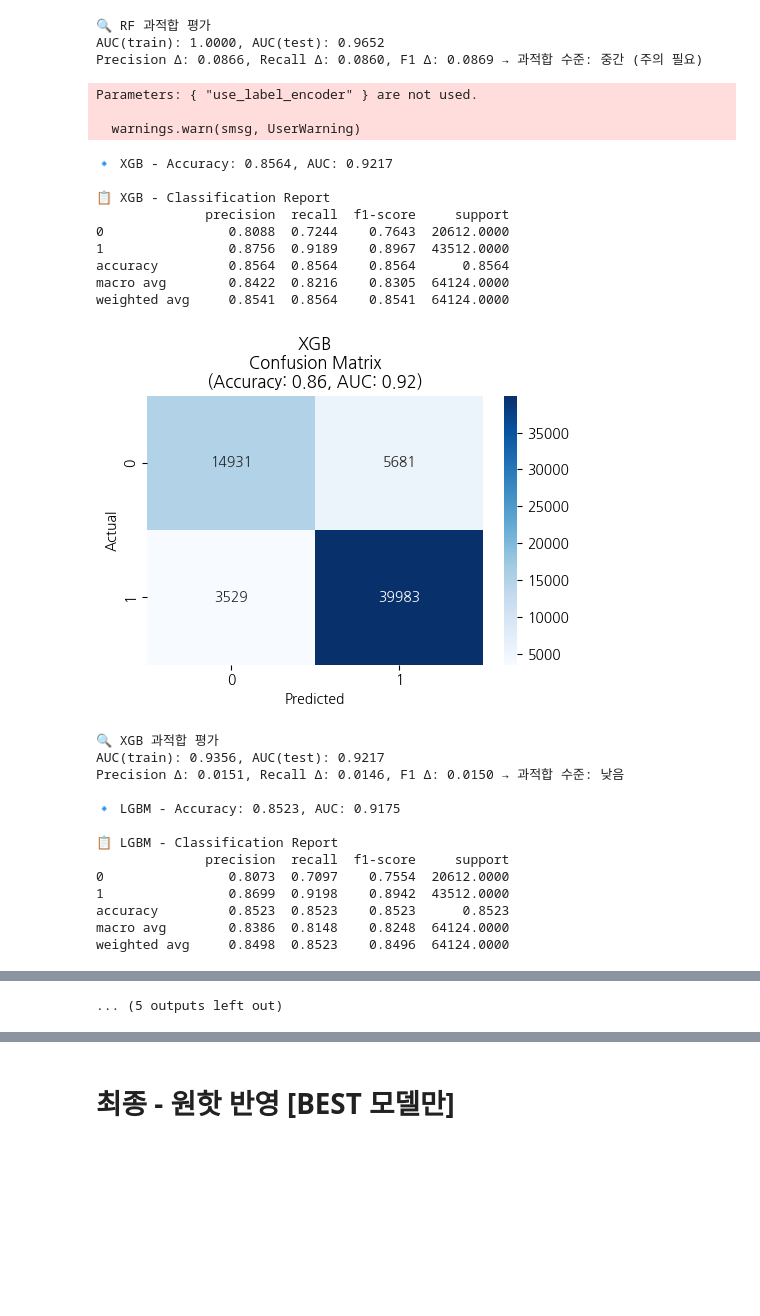
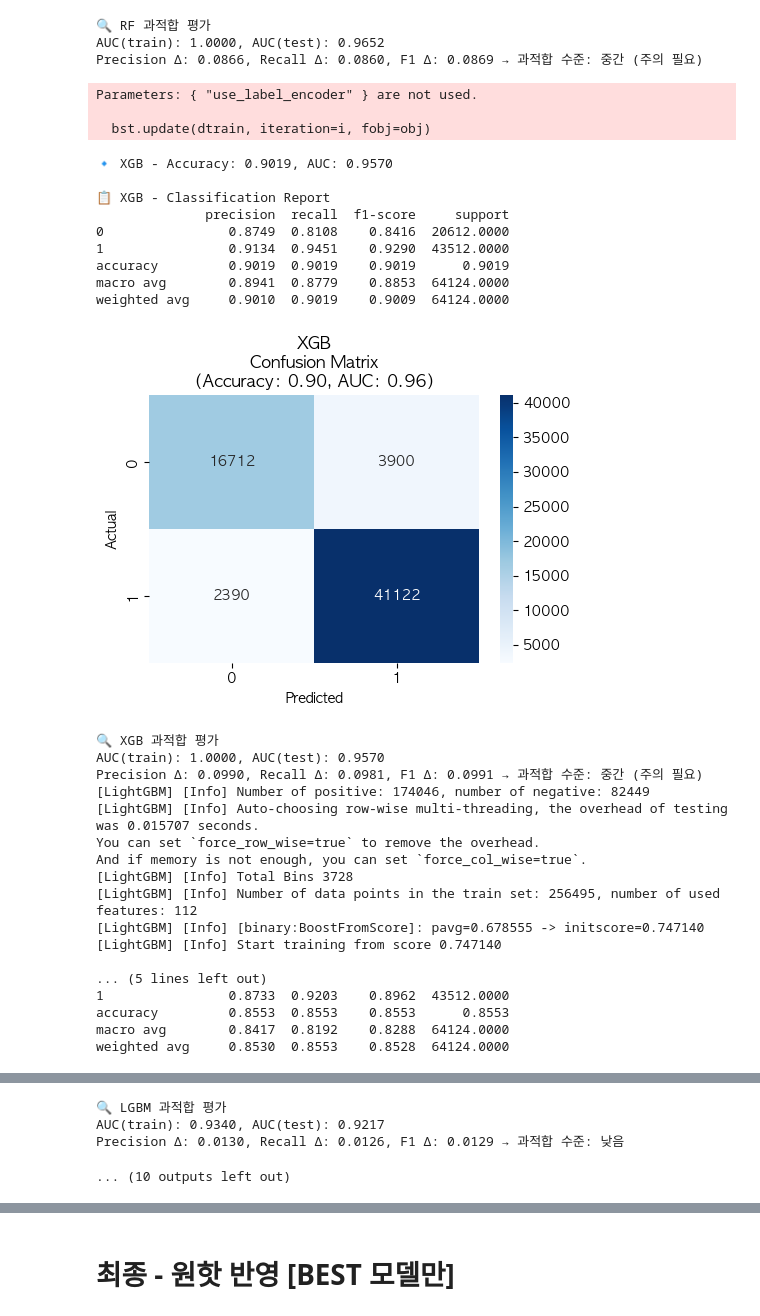
Before and after one commit to Knell999/lifestyle_late, a Jupyter notebook: notebook/[금융 원핫 다시 - 최종] 금융 + 라이프 모델.ipynb, the cells around one changed output, grey strips where cells are left out. Drawn from its saved outputs; the diff is of its cells as text; code cells hidden in the pictures; blank space fills up the shorter version.

```diff
--- a/notebook/[금융 원핫 다시 - 최종] 금융 + 라이프 모델.ipynb
+++ b/notebook/[금융 원핫 다시 - 최종] 금융 + 라이프 모델.ipynb
@@ -13,7 +13,7 @@ import matplotlib.pyplot as plt
 import seaborn as sns
 
 # 데이터 불러오기
-df = pd.read_csv('df_KCB_grade.csv')
+df = pd.read_csv('../data/df_KCB_grade.csv')
 target_col = 'KCB_grade'
 # %%
 #  1. 변수 정의
@@ -69,14 +69,14 @@ X_train, X_test, y_train, y_test = train_test_split(X, y, test_size=0.2, stratif
 
 #  6. 평가 함수 정의
 def grid_search_rf(X, y):
-    params = {'n_estimators': [100], 'max_depth': [10, 20, None], 'min_samples_split': [2, 5]}
+    params = {'n_estimators': [100], 'max_depth': [30, 50, 100], 'min_samples_split': [2, 3, 4, 5]}
     clf = GridSearchCV(RandomForestClassifier(random_state=42), params, cv=3, scoring='roc_auc', n_jobs=-1)
     clf.fit(X, y)
     print(" RF best:", clf.best_params_)
     return clf.best_estimator_
 
 def grid_search_xgb(X, y):
-    params = {'n_estimators': [100], 'max_depth': [3, 6], 'learning_rate': [0.1, 0.3]}
+    params = {'n_estimators': [100], 'max_depth': [30, 50, 100], 'learning_rate': [0.1, 0.2, 0.3, 0.4]}
     clf = GridSearchCV(XGBClassifier(use_label_encoder=False, eval_metric='logloss', random_state=42),
                        params, cv=3, scoring='roc_auc', n_jobs=-1)
     clf.fit(X, y)
@@ -84,7 +84,7 @@ def grid_search_xgb(X, y):
     return clf.best_estimator_
 
 def grid_search_lgbm(X, y):
-    params = {'n_estimators': [100], 'max_depth': [10, 20], 'learning_rate': [0.05, 0.1]}
+    params = {'n_estimators': [100], 'max_depth': [30, 50, 100], 'learning_rate': [0.1, 0.2, 0.3, 0.4]}
     clf = GridSearchCV(LGBMClassifier(), params, cv=3, scoring='roc_auc', n_jobs=-1)
     clf.fit(X, y)
     print(" LGBM best:", clf.best_params_)
@@ -189,29 +203,33 @@ weighted avg     0.9134  0.9140    0.9131  64124.000
-🔍 RF 과적합 평가
-AUC(train): 1.0000, AUC(test): 0.9652
-Precision Δ: 0.0866, Recall Δ: 0.0860, F1 Δ: 0.0869 → 과적합 수준: 중간 (주의 필요)
-Parameters: { "use_label_encoder" } are not used.
-
-  warnings.warn(smsg, UserWarning)
+🔍 RF 과적합 평가
+AUC(train): 1.0000, AUC(test): 0.9652
+Precision Δ: 0.0866, Recall Δ: 0.0860, F1 Δ: 0.0869 → 과적합 수준: 중간 (주의 필요)
-🔹 XGB - Accuracy: 0.8564, AUC: 0.9217
+Parameters: { "use_label_encoder" } are not used.
 
-📋 XGB - Classification Report
-              precision  recall  f1-score     support
-0                0.8088  0.7244    0.7643  20612.0000
-1                0.8756  0.9189    0.8967  43512.0000
-accuracy         0.8564  0.8564    0.8564      0.8564
-macro avg        0.8422  0.8216    0.8305  64124.0000
-weighted avg     0.8541  0.8564    0.8541  64124.0000
+  bst.update(dtrain, iteration=i, fobj=obj)
+🔹 XGB - Accuracy: 0.9019, AUC: 0.9570
+
+📋 XGB - Classification Report
+              precision  recall  f1-score     support
+0                0.8749  0.8108    0.8416  20612.0000
+1                0.9134  0.9451    0.9290  43512.0000
+accuracy         0.9019  0.9019    0.9019      0.9019
+macro avg        0.8941  0.8779    0.8853  64124.0000
+weighted avg     0.9010  0.9019    0.9009  64124.0000
-[figure, old version]
+[figure, new version]
-🔍 XGB 과적합 평가
-AUC(train): 0.9356, AUC(test): 0.9217
-Precision Δ: 0.0151, Recall Δ: 0.0146, F1 Δ: 0.0150 → 과적합 수준: 낮음
-
-🔹 LGBM - Accuracy: 0.8523, AUC: 0.9175
-
-📋 LGBM - Classification Report
-              precision  recall  f1-score     support
-0                0.8073  0.7097    0.7554  20612.0000
-1                0.8699  0.9198    0.8942  43512.0000
-accuracy         0.8523  0.8523    0.8523      0.8523
-macro avg        0.8386  0.8148    0.8248  64124.0000
-weighted avg     0.8498  0.8523    0.8496  64124.0000
+🔍 XGB 과적합 평가
+AUC(train): 1.0000, AUC(test): 0.9570
+Precision Δ: 0.0990, Recall Δ: 0.0981, F1 Δ: 0.0991 → 과적합 수준: 중간 (주의 필요)
+[LightGBM] [Info] Number of positive: 174046, number of negative: 82449
+[LightGBM] [Info] Auto-choosing row-wise multi-threading, the overhead of testing was 0.015707 seconds.
+You can set `force_row_wise=true` to remove the overhead.
+And if memory is not enough, you can set `force_col_wise=true`.
+[LightGBM] [Info] Total Bins 3728
+[LightGBM] [Info] Number of data points in the train set: 256495, number of used features: 112
+[LightGBM] [Info] [binary:BoostFromScore]: pavg=0.678555 -> initscore=0.747140
+[LightGBM] [Info] Start training from score 0.747140
+
+... (5 lines left out)
+1                0.8733  0.9203    0.8962  43512.0000
+accuracy         0.8553  0.8553    0.8553      0.8553
+macro avg        0.8417  0.8192    0.8288  64124.0000
+weighted avg     0.8530  0.8553    0.8528  64124.0000
@@ -233,4 +237,7 @@ weighted avg     0.8039  0.8087    0.8028  64124.0000
-... (5 outputs left out)
+🔍 LGBM 과적합 평가
+AUC(train): 0.9340, AUC(test): 0.9217
+Precision Δ: 0.0130, Recall Δ: 0.0126, F1 Δ: 0.0129 → 과적합 수준: 낮음
+... (10 outputs left out)
 # %%
 from sklearn.metrics import roc_curve, auc
 
```
Also changed, not shown: parts of 8 cells of this notebook, 2 other files.
